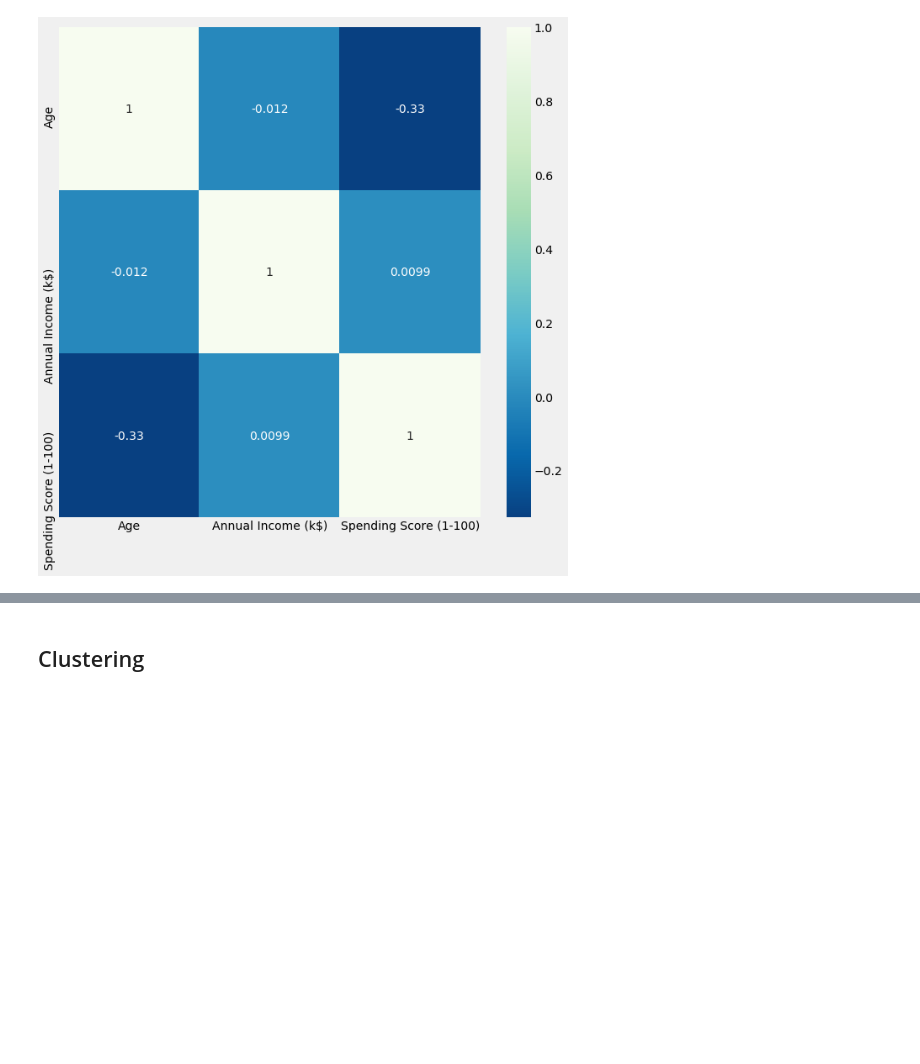
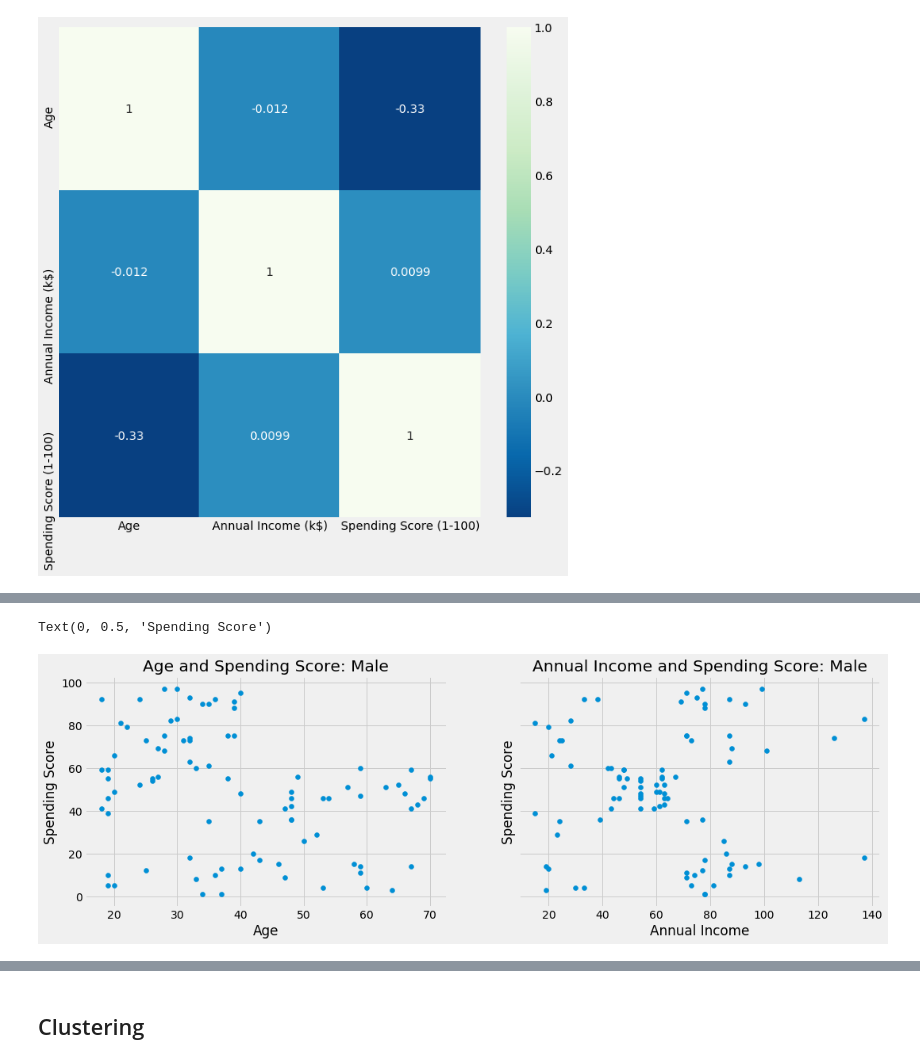
Before and after one commit to plolla/Mall-Customer-Segmentation, a Jupyter notebook: Mall Customer Segmentation.ipynb, the cells around one changed output, grey strips where cells are left out. Drawn from its saved outputs; the diff is of its cells as text; code cells hidden in the pictures; blank space fills up the shorter version.

```diff
--- a/Mall Customer Segmentation.ipynb
+++ b/Mall Customer Segmentation.ipynb
@@ -217,0 +218,14 @@ Text(0, 0.5, 'Spending Score')
+# %%
+# Creating scatter plots showing spending scores with age and annual income
+f, (ax1, ax2) = plt.subplots(1, 2, sharey=True, figsize =(16,5))
+ax1.scatter(male['Age'],male['Spending Score (1-100)'])
+ax1.set_title('Age and Spending Score: Male')
+ax1.set_xlabel('Age')
+ax1.set_ylabel('Spending Score')
+ax2.scatter(male['Annual Income (k$)'],male['Spending Score (1-100)'])
+ax2.set_title('Annual Income and Spending Score: Male')
+ax2.set_xlabel('Annual Income')
+ax2.set_ylabel('Spending Score')
+# %% [output]
+Text(0, 0.5, 'Spending Score')
+[figure, added]
```
Also changed, not shown: parts of 23 cells of this notebook.
